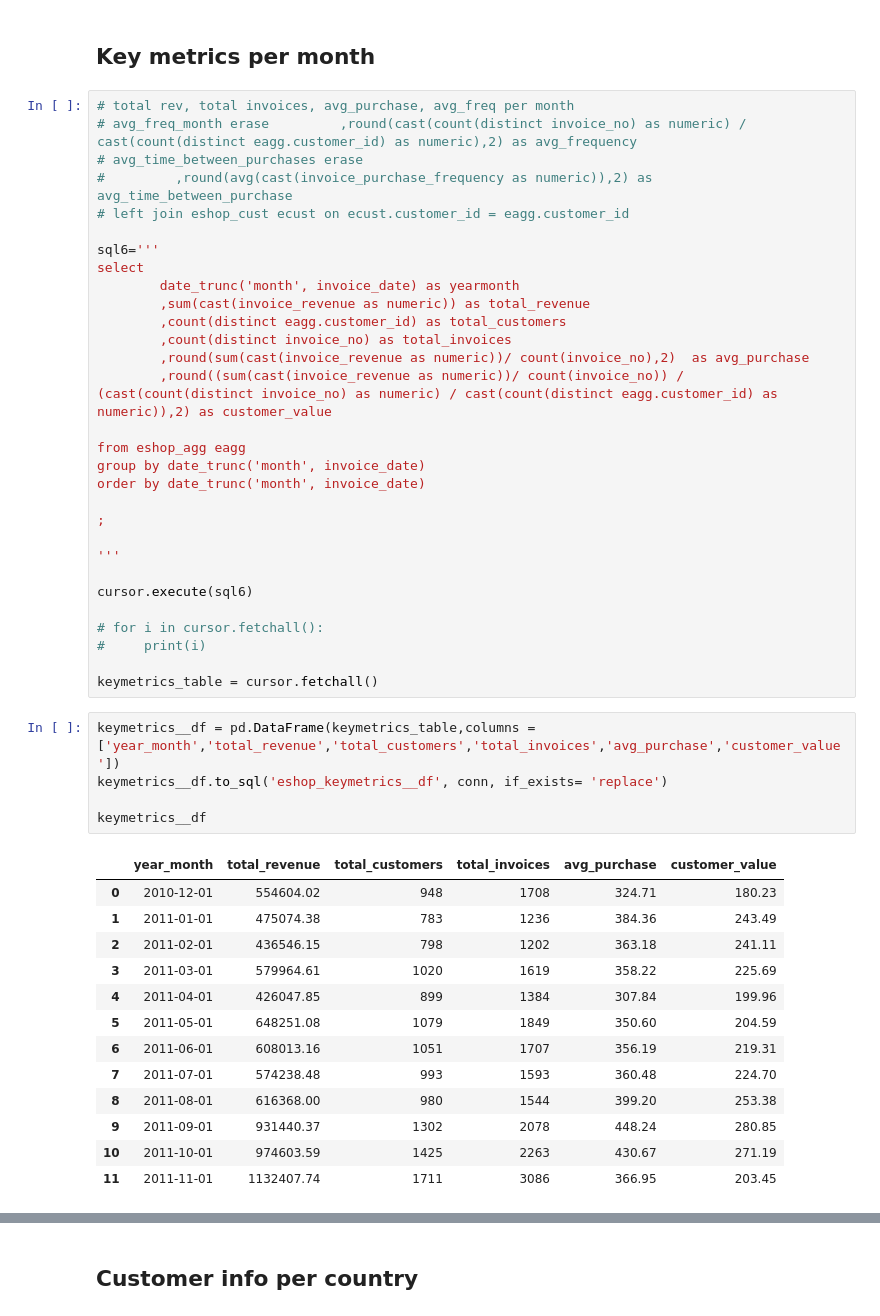
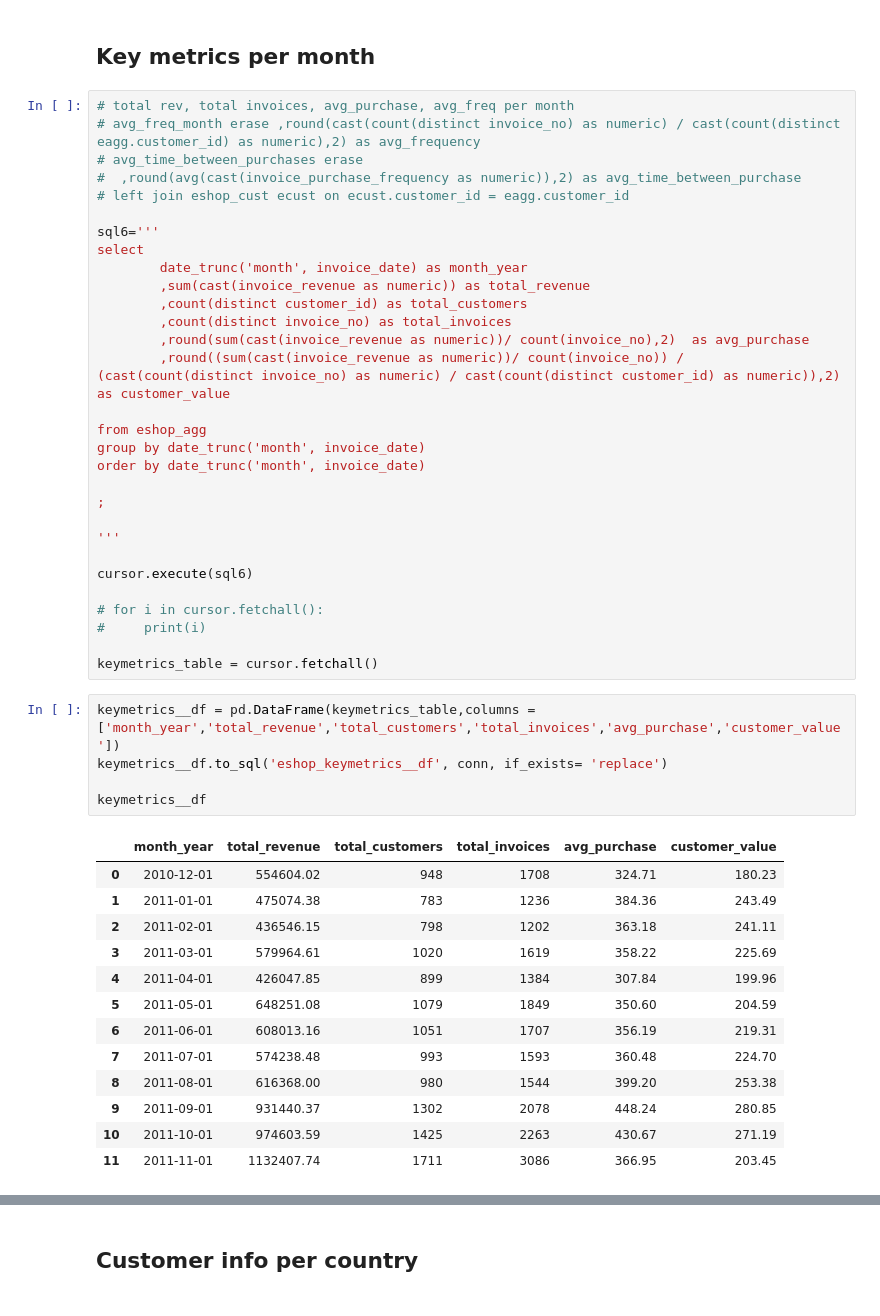
Before and after one commit to paulina-marron/Basis, a Jupyter notebook: ecommerce_analysis.ipynb, the cells around one changed output, grey strips where cells are left out. Cells and saved outputs as stored; diff of their text form.

```diff
--- a/ecommerce_analysis.ipynb
+++ b/ecommerce_analysis.ipynb
@@ -310,21 +312,21 @@ top10_items__df
 ## Key metrics per month
 # %%
 # total rev, total invoices, avg_purchase, avg_freq per month
-# avg_freq_month erase         ,round(cast(count(distinct invoice_no) as numeric) / cast(count(distinct eagg.customer_id) as numeric),2) as avg_frequency
+# avg_freq_month erase ,round(cast(count(distinct invoice_no) as numeric) / cast(count(distinct eagg.customer_id) as numeric),2) as avg_frequency
 # avg_time_between_purchases erase
-#         ,round(avg(cast(invoice_purchase_frequency as numeric)),2) as avg_time_between_purchase
+#  ,round(avg(cast(invoice_purchase_frequency as numeric)),2) as avg_time_between_purchase
 # left join eshop_cust ecust on ecust.customer_id = eagg.customer_id
 
 sql6='''
 select
-        date_trunc('month', invoice_date) as yearmonth
+        date_trunc('month', invoice_date) as month_year
         ,sum(cast(invoice_revenue as numeric)) as total_revenue
-        ,count(distinct eagg.customer_id) as total_customers
+        ,count(distinct customer_id) as total_customers
         ,count(distinct invoice_no) as total_invoices
         ,round(sum(cast(invoice_revenue as numeric))/ count(invoice_no),2)  as avg_purchase
-        ,round((sum(cast(invoice_revenue as numeric))/ count(invoice_no)) / (cast(count(distinct invoice_no) as numeric) / cast(count(distinct eagg.customer_id) as numeric)),2) as customer_value
+        ,round((sum(cast(invoice_revenue as numeric))/ count(invoice_no)) / (cast(count(distinct invoice_no) as numeric) / cast(count(distinct customer_id) as numeric)),2) as customer_value
 
-from eshop_agg eagg
+from eshop_agg
 group by date_trunc('month', invoice_date)
 order by date_trunc('month', invoice_date)
 
@@ -339,12 +341,12 @@ cursor.execute(sql6)
 
 keymetrics_table = cursor.fetchall()
 # %%
-keymetrics__df = pd.DataFrame(keymetrics_table,columns = ['year_month','total_revenue','total_customers','total_invoices','avg_purchase','customer_value'])
+keymetrics__df = pd.DataFrame(keymetrics_table,columns = ['month_year','total_revenue','total_customers','total_invoices','avg_purchase','customer_value'])
 keymetrics__df.to_sql('eshop_keymetrics__df', conn, if_exists= 'replace')
 
 keymetrics__df
 # %% [output]
-|  | year_month | total_revenue | total_customers | total_invoices | avg_purchase | customer_value |
+|  | month_year | total_revenue | total_customers | total_invoices | avg_purchase | customer_value |
 | 0 | 2010-12-01 | 554604.02 | 948 | 1708 | 324.71 | 180.23 |
 | 1 | 2011-01-01 | 475074.38 | 783 | 1236 | 384.36 | 243.49 |
 | 2 | 2011-02-01 | 436546.15 | 798 | 1202 | 363.18 | 241.11 |
```
Also changed, not shown: parts of 18 cells of this notebook.
